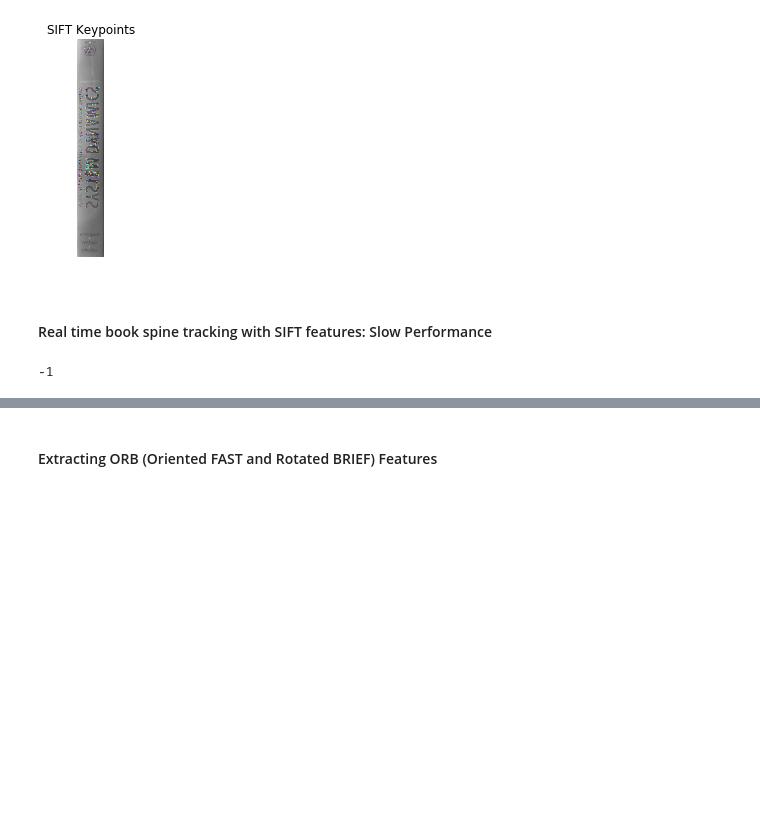
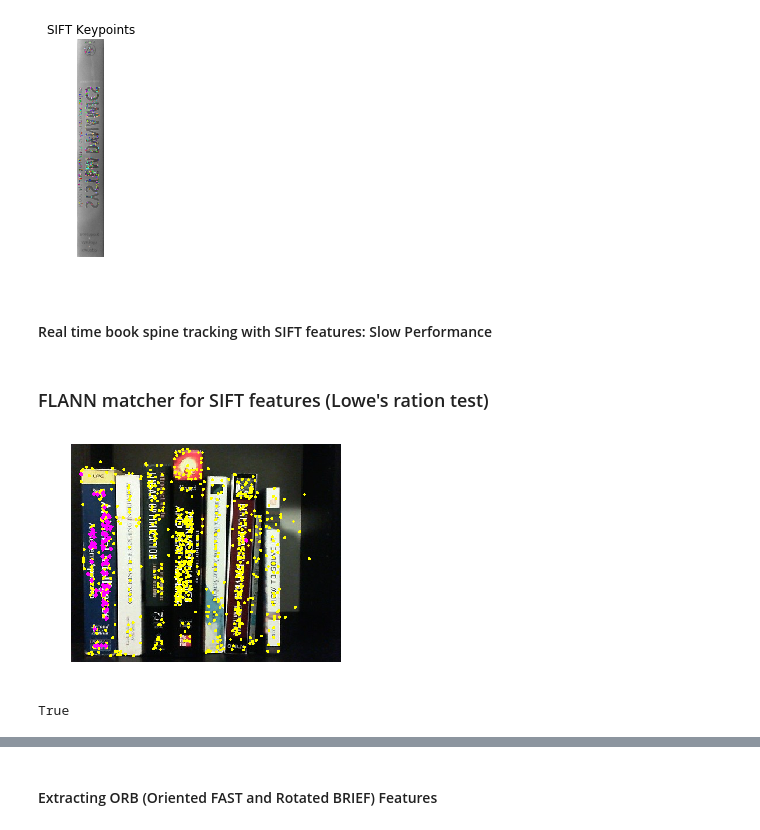
Before and after one commit to buenayerba/augmented-reality-for-book-spines, a Jupyter notebook: Feature_tracking.ipynb, the cells around one changed output, grey strips where cells are left out. Cells and saved outputs as stored; diff of their text form; code cells hidden in the pictures; blank space fills up the shorter version.

```diff
--- a/Feature_tracking.ipynb
+++ b/Feature_tracking.ipynb
@@ -70,7 +67,7 @@ imshow(image_with_keypoints, "SIFT Keypoints")
 sift = cv2.xfeatures2d.SIFT_create()
 
 # Import the query image and compute SIFT keypoints and descriptors
-query_img = cv2.imread('spine1.jpg')
+query_img = cv2.imread('book_spines/spine-2.jpg')
 query_kp, query_des = sift.detectAndCompute(query_img,None)
 
 # FLANN parameters
@@ -80,9 +77,9 @@ search_params = dict(checks=50)   # or pass empty dictionary
 flann = cv2.FlannBasedMatcher(index_params,search_params)
 
 # Camera settings
-camera = cv2.VideoCapture(0)
+camera = cv2.VideoCapture(1)
 # reduce frame size to speed it up
-w = 640*1.5
+w = 640
 camera.set(cv2.CAP_PROP_FRAME_WIDTH, w)
 camera.set(cv2.CAP_PROP_FRAME_HEIGHT, w * 3/4)
 camera.set(cv2.CAP_PROP_EXPOSURE,-4)
@@ -95,6 +92,13 @@ while True:
 
     # keypoints and descriptors for video frame (train image)
     train_kp, train_des = sift.detectAndCompute(gray,None)
+
+
+    # Draw all keypoints on the scene image
+    for keypoint in train_kp:
+        (x,y) = keypoint.pt
+        cv2.circle(frame,(int(x),int(y)), 1, (0,255,255), 2)
+
 
     # Get matches with the knnMatch flann matching method
     matches = flann.knnMatch(query_des,train_des,k=2)
@@ -121,17 +125,76 @@ while True:
 
     # Add small circles corresponding to the matched keypoints to the video frame
     for (x,y) in matched_train_kp:
-        cv2.circle(frame,(int(x),int(y)), 2, (255,0,255), 3)
+        cv2.circle(frame,(int(x),int(y)), 2, (255,0,255), 4)
 
     if cv2.waitKey(5) == 32:
         imshow(frame)
     elif cv2.waitKey(5) == 27:
         break
 
+    frame = cv2.flip(frame, 1)
     cv2.imshow("Frame", frame)
 
 cv2.destroyAllWindows()
 camera.release()
 cv2.waitKey(1) # extra waitKey sometimes needed to close camera window
-# %% [output]
--1
+# %% [markdown]
+### FLANN matcher for SIFT features (Lowe's ration test)
+# %%
+# SIFT keypoint detector
+sift = cv2.xfeatures2d.SIFT_create()
+
+# Import the query image and compute SIFT keypoints and descriptors
+query_img = cv2.imread('book_spines/spine-2.jpg')
+query_kp, query_des = sift.detectAndCompute(query_img,None)
+
+scene_img = cv2.imread('scene_shelf.jpg')
+train_kp, train_des = sift.detectAndCompute(scene_img,None)
+
+# Draw all keypoints on the scene image
+for keypoint in train_kp:
+    (x,y) = keypoint.pt
+    cv2.circle(scene_img,(int(x),int(y)), 1, (0,255,255), 2)
+
+
+
+# FLANN parameters
+FLANN_INDEX_KDTREE = 0
+index_params = dict(algorithm = FLANN_INDEX_KDTREE, trees = 5)
+search_params = dict(checks=50)   # or pass empty dictionary
+flann = cv2.FlannBasedMatcher(index_params,search_params)
+
+# Get matches with the knnMatch flann matching method
+matches = flann.knnMatch(query_des,train_des,k=2)
+
+# ratio test as per Lowe's paper to filter the good matches out
+good_matches = []
+
+for m,n in matches:
+    if m.distance < 0.7*n.distance:
+        good_matches.append(m)
+
+# Initialize the list of points corresponding to matched keypoints
+# in the train image
+matched_train_kp = []
+
+# For each match...
+for mat in good_matches:
+    # Get the matching keypoints for training
+    matched_train_idx = mat.trainIdx
+
+    # get coordinates and append them to the list
+    (x,y) = train_kp[matched_train_idx].pt
+    matched_train_kp.append((x, y))
+
+# Add small circles corresponding to the matched keypoints to the video frame
+for (x,y) in matched_train_kp:
+    cv2.circle(scene_img,(int(x),int(y)), 2, (255,0,255), 3)
+
+scene_img = cv2.flip(scene_img, 1)
+
+imshow(scene_img)
+cv2.imwrite("sift_features.jpg", scene_img)
+# %% [output]
+[figure, added]
+True
```
Also changed, not shown: parts of 2 cells of this notebook, 15 other files.
